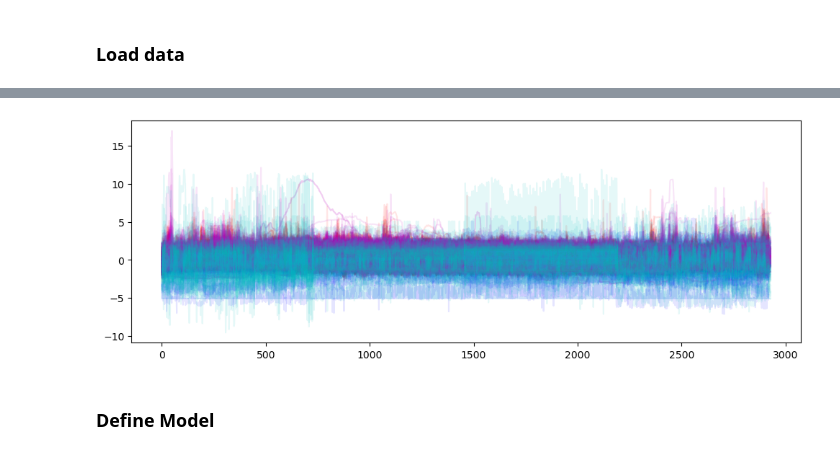
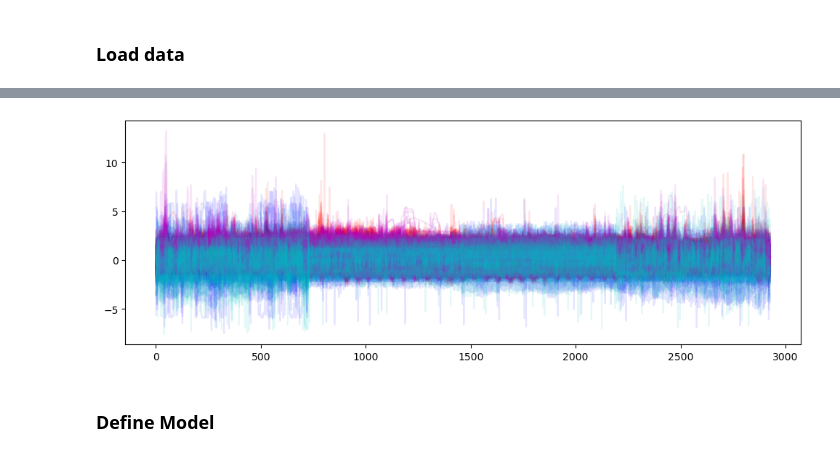
Before and after one commit to elkir/ph5-02_emulator_deepOPF, a Jupyter notebook: notebooks/002_pytorch_skeleton.ipynb, the cells around one changed output, grey strips where cells are left out. Saved outputs shown, nothing was run; the diff lists cells and outputs as text; code cells hidden in the pictures.

```diff
--- a/notebooks/002_pytorch_skeleton.ipynb
+++ b/notebooks/002_pytorch_skeleton.ipynb
@@ -27,11 +27,13 @@ import wandb
 config = dict(
     learning_rate =1e-3,
     batch_size =128,
-    epochs = int(3e3),
-    model="nn1",
-    training_loss = "MSE",
-    year="2014",
-    year_val="2012",
+    epochs = int(5e2),
+    model="nn3",
+    layers = [256,128,128,64],
+    training_loss = "MSE+tP",
+    scheduler = "one-cycle-lr",
+    years=["2011","2013","2014"],
+    years_val=["2012"],
     nodes="37"
 )
 use_tb = False
@@ -54,14 +56,17 @@ param_save = "002_01_simplest"
 
 network_name = f"elec_s_{config['nodes']}_ec_lcopt_Co2L-3H"
 
-dir_training_set = dir_data_ml / config["year"]/ "3M"
-filename_inputs_tr = dir_training_set / f"{network_name}_inputs.P"
-filename_outputs_tr = dir_training_set / f"{network_name}_outputs_p.P"
+dir_training_set = [dir_data_ml / y / "3M" for y in config["years"]]
+filenames_inputs_tr = [d / f"{network_name}_inputs.P" for d in dir_training_set]
+filenames_outputs_tr = [d / f"{network_name}_outputs_p.P" for d in dir_training_set]
 
-dir_val_set = dir_data_ml / config["year_val"]/ "3M"
-filename_inputs_val = dir_val_set / f"{network_name}_inputs.P"
-filename_outputs_val = dir_val_set / f"{network_name}_outputs_p.P"
+dir_val_set = [ dir_data_ml / y/ "3M" for y in  config["years_val"]]
+filenames_inputs_val = [d / f"{network_name}_inputs.P" for d in dir_val_set]
+filenames_outputs_val = [d / f"{network_name}_outputs_p.P" for d in dir_val_set]
 
-for fn in [filename_inputs_tr, filename_outputs_tr]:
-    print(f"{fn}: {'Exists' if fn.exists() else 'Missing'}")
+for fn in [*filenames_inputs_tr, *filenames_outputs_tr,
+           *filenames_inputs_val,*filenames_outputs_val]:
+    if not fn.exists():
+        print(f"{fn}: Missing")
+print("Otherwise all files present")
 # %% [output]
@@ -113,10 +126,11 @@ n_samples_val = x_val.shape[0]
 # %%
-_=plt.plot(x_train, "r", alpha = 0.1) # [:,38:192]
-_=plt.plot(y_train, "b", alpha = 0.1) # [:,38:192]
-_=plt.plot(x_val, "m", alpha = 0.1) # [:,38:192]
-_=plt.plot(y_val, "c", alpha = 0.1) # [:,38:192]
+n_min=min(n_samples_val,n_samples_tr)
+_=plt.plot(x_train[:n_min], "r", alpha = 0.1) # [:,38:192]
+_=plt.plot(y_train[:n_min], "b", alpha = 0.1) # [:,38:192]
+_=plt.plot(x_val[:n_min], "m", alpha = 0.1) # [:,38:192]
+_=plt.plot(y_val[:n_min], "c", alpha = 0.1) # [:,38:192]
 # %% [output]
-[figure, old version]
+[figure, new version]
 # %% [markdown]
 ### Define Model
 # %%
```
Also changed, not shown: parts of 14 cells of this notebook.
